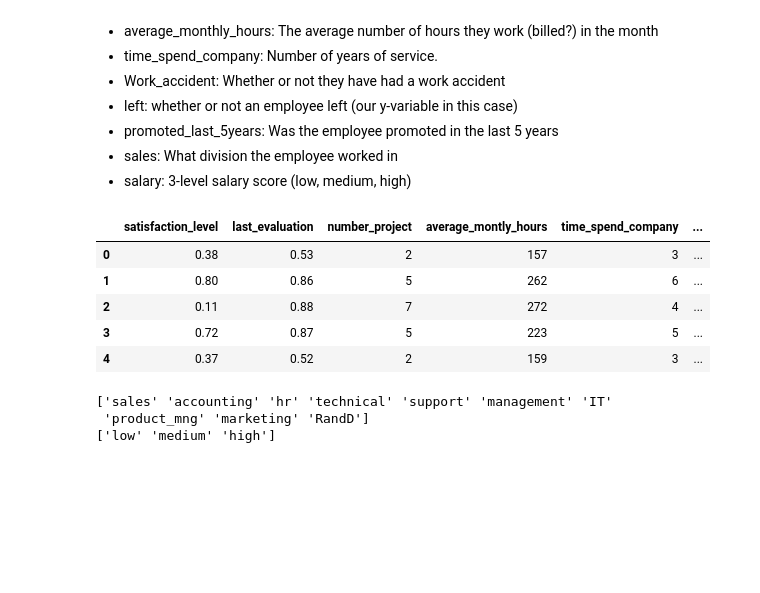
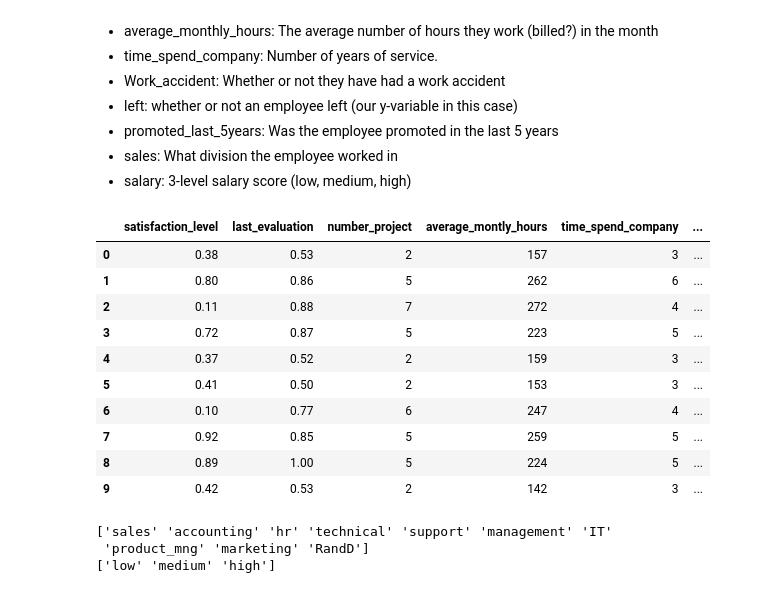
Before and after one commit to alvinsantoso/DAT8SYD, a Jupyter notebook: labs/Week 6 Lesson 1 - alvin Decision Trees/Week 6 - Alvin Decision Trees.ipynb, the cells around one changed output. Saved outputs shown, nothing was run; the diff lists cells and outputs as text; code cells hidden in the pictures; blank space fills up the shorter version.

```diff
--- a/labs/Week 6 Lesson 1 - alvin Decision Trees/Week 6 - Alvin Decision Trees.ipynb
+++ b/labs/Week 6 Lesson 1 - alvin Decision Trees/Week 6 - Alvin Decision Trees.ipynb
@@ -32,14 +32,19 @@ import seaborn as sns
 # %%
 #Read data
 hr_data = pd.read_csv('../../data/HR_comma_sep.csv')
-hr_data.head()
+hr_data.head(10)
 # %% [output]
 |  | satisfaction_level | last_evaluation | number_project | average_montly_hours | time_spend_company | ... |
 | 0 | 0.38 | 0.53 | 2 | 157 | 3 | ... |
 | 1 | 0.80 | 0.86 | 5 | 262 | 6 | ... |
 | 2 | 0.11 | 0.88 | 7 | 272 | 4 | ... |
 | 3 | 0.72 | 0.87 | 5 | 223 | 5 | ... |
 | 4 | 0.37 | 0.52 | 2 | 159 | 3 | ... |
+| 5 | 0.41 | 0.50 | 2 | 153 | 3 | ... |
+| 6 | 0.10 | 0.77 | 6 | 247 | 4 | ... |
+| 7 | 0.92 | 0.85 | 5 | 259 | 5 | ... |
+| 8 | 0.89 | 1.00 | 5 | 224 | 5 | ... |
+| 9 | 0.42 | 0.53 | 2 | 142 | 3 | ... |
 # %%
 #Check the unique values for the strings
 print(hr_data['sales'].unique())
```
Also changed, not shown: 5 other files.
